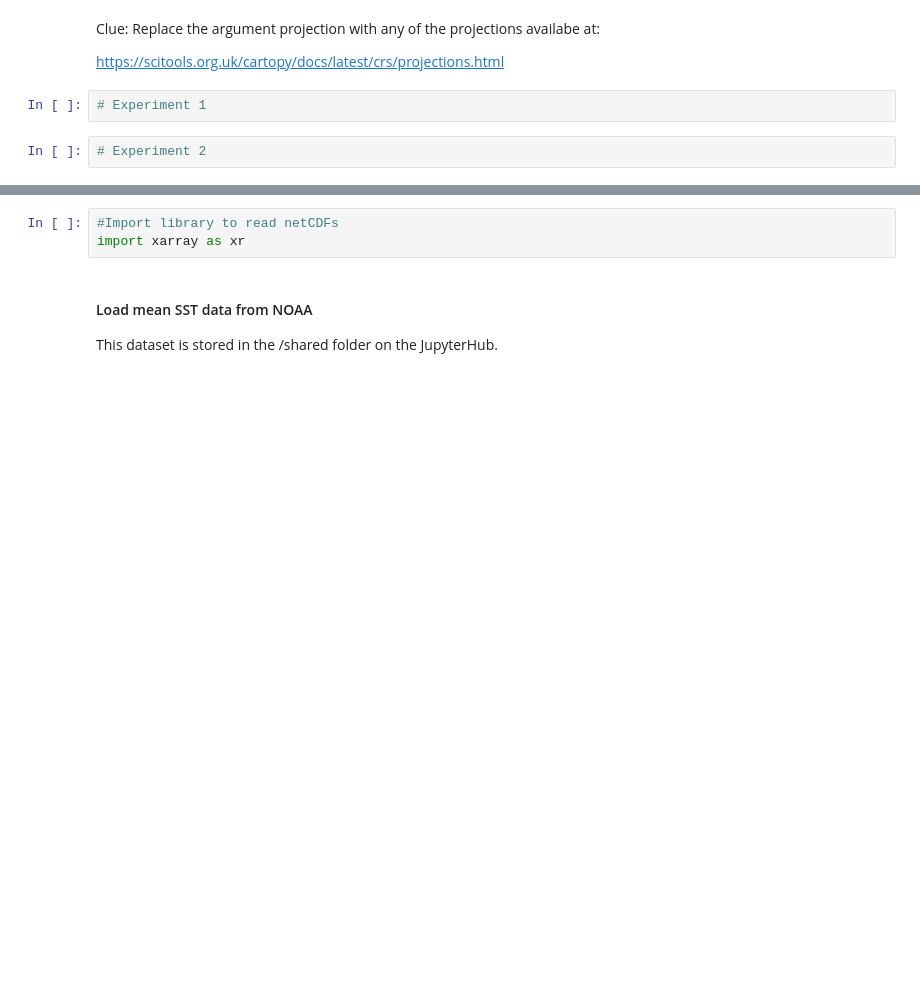
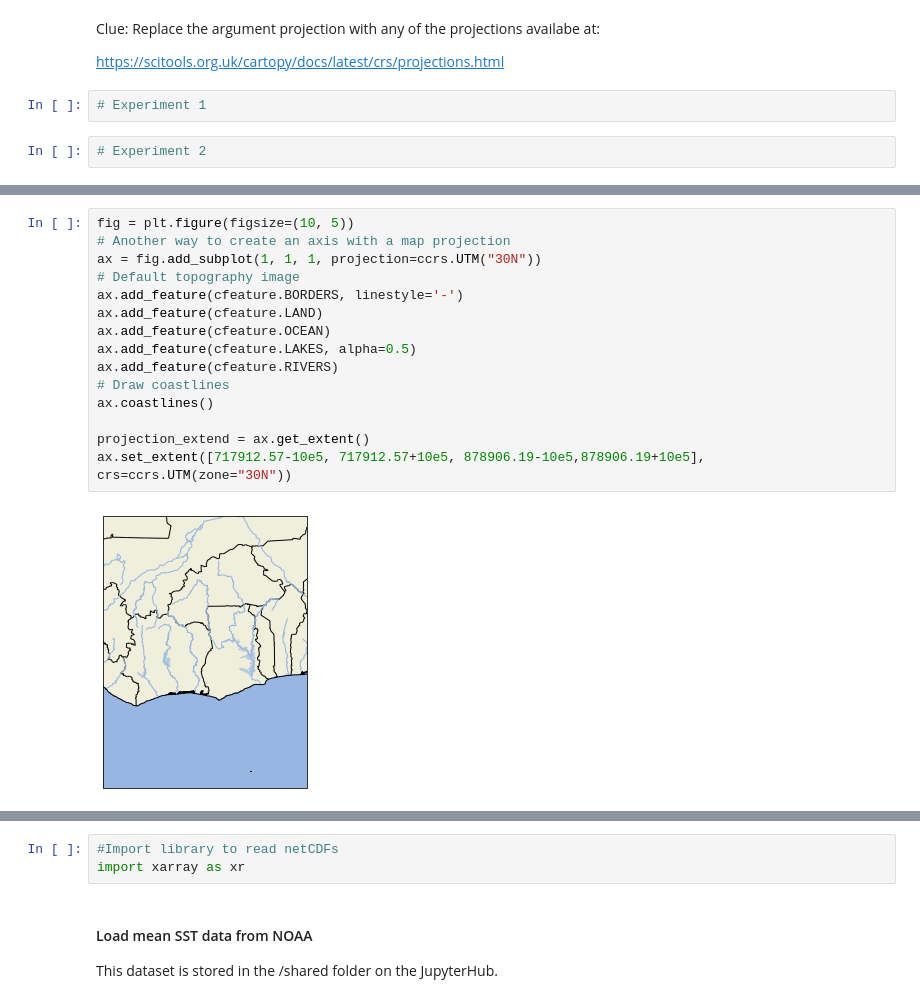
Before and after one commit to paigem/coessing-2021-hub, a Jupyter notebook: cartopy_tutorial.ipynb, the cells around one changed output, grey strips where cells are left out. Saved outputs shown, nothing was run; the diff lists cells and outputs as text; blank space fills up the shorter version.

```diff
--- a/cartopy_tutorial.ipynb
+++ b/cartopy_tutorial.ipynb
@@ -69,0 +141,17 @@ https://scitools.org.uk/cartopy/docs/latest/crs/projections.html
+# %%
+fig = plt.figure(figsize=(10, 5))
+# Another way to create an axis with a map projection
+ax = fig.add_subplot(1, 1, 1, projection=ccrs.UTM("30N"))
+# Default topography image
+ax.add_feature(cfeature.BORDERS, linestyle='-')
+ax.add_feature(cfeature.LAND)
+ax.add_feature(cfeature.OCEAN)
+ax.add_feature(cfeature.LAKES, alpha=0.5)
+ax.add_feature(cfeature.RIVERS)
+# Draw coastlines
+ax.coastlines()
+
+projection_extend = ax.get_extent()
+ax.set_extent([717912.57-10e5, 717912.57+10e5, 878906.19-10e5,878906.19+10e5], crs=ccrs.UTM(zone="30N"))
+# %% [output]
+[figure, added]
```
Also changed, not shown: parts of 64 cells of this notebook.
